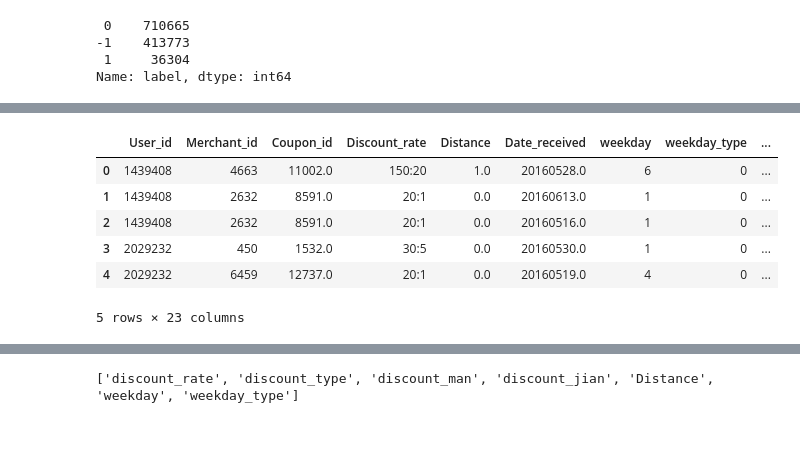
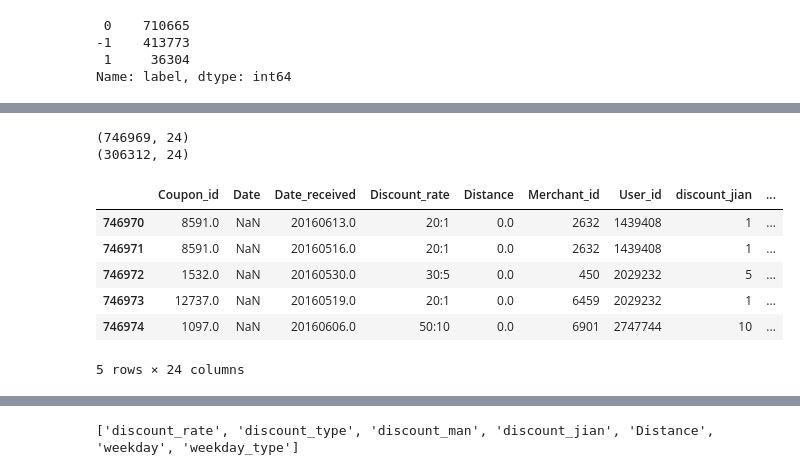
Before and after one commit to benjamin791023/2nd-ML100Days, a Jupyter notebook: competition/midtern/main.ipynb, the cells around one changed output, grey strips where cells are left out. Saved outputs shown, nothing was run; the diff lists cells and outputs as text; code cells hidden in the pictures; blank space fills up the shorter version.

```diff
--- a/competition/midtern/main.ipynb
+++ b/competition/midtern/main.ipynb
@@ -83,6 +83,16 @@ dftest['weekday'] = dftest['Date_received'].apply(getWeekday)
 # weekday_type (weekend = 1)
 dfoff['weekday_type'] = dfoff['weekday'].astype('str').apply(lambda x : 1 if x in [6,7] else 0 ) # apply to trainset
 dftest['weekday_type'] = dftest['weekday'].astype('str').apply(lambda x : 1 if x in [6,7] else 0 ) # apply to testset
+# %%
+from datetime import timedelta
+def end_day_date(x):
+    if str(x) == 'nan':
+        return x
+    else:
+        a = (datetime.strptime(str(int(x)), '%Y%m%d') + timedelta(days=15)).weekday()
+    return a
+dfoff['end_date'] = dfoff['Date_received'].apply(end_day_date)
+dftest['end_date'] = dfoff['Date_received'].apply(end_day_date)
 # %%
 weekdaycols = ['weekday_' + str(i) for i in range(1,8)]
 print(weekdaycols)
@@ -168,10 +178,12 @@ dfoff.head(10)
 # %%
+offshape = dfoff.shape[0]
+testshape = dftest.shape[0]
+df = pd.concat([dfoff, dftest], axis=0)
 def client_number(df):
     a = df.groupby(['User_id','Merchant_id']).size()
     a = a.reset_index()
     a.columns = ['User_id', 'Merchant_id', 'N client of Merchant']
-    df = pd.merge(df, a)
+    df = pd.merge(df, a, how='left')
     return df
 
-dfoff = client_number(dfoff)
-dftest = client_number(dftest)
+df = client_number(df)
@@ -178,19 +198,24 @@ dftest = client_number(dftest)
 # %%
 def consume_number(df):
     a = df.groupby('User_id').size()
     a = a.reset_index()
     a.columns = ['User_id', 'Consume_number']
-    df = pd.merge(df, a)
+    df = pd.merge(df, a, how='left')
     return df
 
-dfoff = consume_number(dfoff)
-dftest = consume_number(dftest)
+df = consume_number(df)
+dfoff = df[0:offshape]
+dftest = df[offshape+1: offshape+testshape]
+print(dfoff.shape)
+print(dftest.shape)
 dftest.head()
 # %% [output]
+(746969, 24)
+(306312, 24)
-|  | User_id | Merchant_id | Coupon_id | Discount_rate | Distance | Date_received | weekday | weekday_type | ... |
-| 0 | 1439408 | 4663 | 11002.0 | 150:20 | 1.0 | 20160528.0 | 6 | 0 | ... |
-| 1 | 1439408 | 2632 | 8591.0 | 20:1 | 0.0 | 20160613.0 | 1 | 0 | ... |
-| 2 | 1439408 | 2632 | 8591.0 | 20:1 | 0.0 | 20160516.0 | 1 | 0 | ... |
-| 3 | 2029232 | 450 | 1532.0 | 30:5 | 0.0 | 20160530.0 | 1 | 0 | ... |
-| 4 | 2029232 | 6459 | 12737.0 | 20:1 | 0.0 | 20160519.0 | 4 | 0 | ... |
+|  | Coupon_id | Date | Date_received | Discount_rate | Distance | Merchant_id | User_id | discount_jian | ... |
+| 746970 | 8591.0 | NaN | 20160613.0 | 20:1 | 0.0 | 2632 | 1439408 | 1 | ... |
+| 746971 | 8591.0 | NaN | 20160516.0 | 20:1 | 0.0 | 2632 | 1439408 | 1 | ... |
+| 746972 | 1532.0 | NaN | 20160530.0 | 30:5 | 0.0 | 450 | 2029232 | 5 | ... |
+| 746973 | 12737.0 | NaN | 20160519.0 | 20:1 | 0.0 | 6459 | 2029232 | 1 | ... |
+| 746974 | 1097.0 | NaN | 20160606.0 | 50:10 | 0.0 | 6901 | 2747744 | 10 | ... |
-5 rows × 23 columns
+5 rows × 24 columns
```
Also changed, not shown: parts of 20 cells of this notebook, 5 other files.
